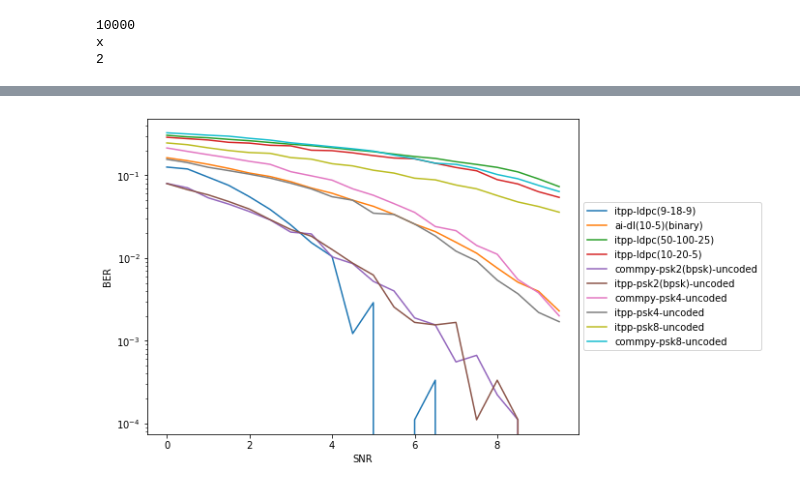
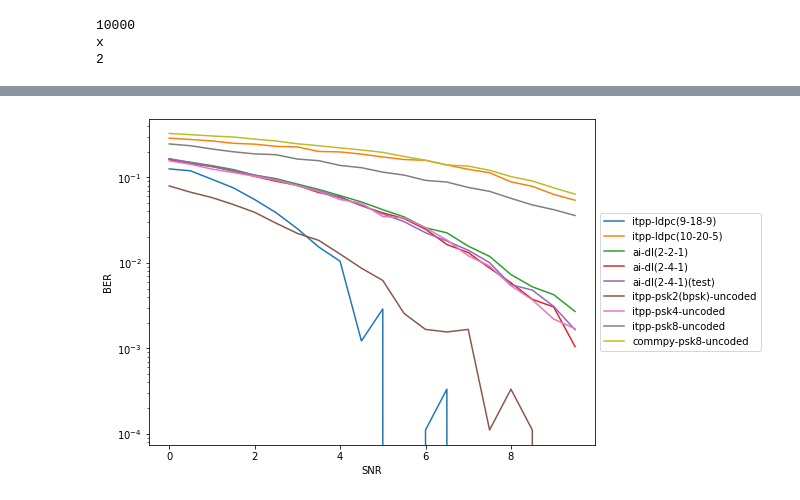
Before and after one commit to iamviji/project, a Jupyter notebook: Report/KerasBinary_In_En_Ch_QPSK.ipynb, the cells around one changed output, grey strips where cells are left out. Drawn from its saved outputs; the diff is of its cells as text; code cells hidden in the pictures.

```diff
--- a/Report/KerasBinary_In_En_Ch_QPSK.ipynb
+++ b/Report/KerasBinary_In_En_Ch_QPSK.ipynb
@@ -417,9 +423,12 @@ print (numpy.max(x) - numpy.min(x))
 # %%
+
 from keras import backend as K
 
+input_message_length = 2
+encoder_output_length = 4
+channel_size = 1
+
 snr_std = -100
-input_message_length = 10
-channel_size = 5
 
 def my_loss(y_true, y_pred):
   #tf.reduce_mean (-1 * (y_true*tf.log(y_pred) + (1 - y_true)*tf.log(1 - y_pred) ))
@@ -439,24 +448,32 @@ def _loss_tensor(y_true, y_pred):
 
 input_message_x = Input(shape=(input_message_length,))
 # "encoded" is the encoded representation of the input
-enc_layer1 = Dense(2*channel_size, activation='tanh')(input_message_x)
-enc_layer2 =  enc_layer1 / tf.sqrt(tf.reduce_mean(tf.square(enc_layer1)))
+enc_layer1 = Dense(encoder_output_length, activation='tanh')(input_message_x)
+enc_layer11 = Dense(2*channel_size, activation='tanh')(enc_layer1)
+enc_layer2 =  enc_layer11 / tf.sqrt(tf.reduce_mean(tf.square(enc_layer11)))
 encoder = Model(input_message_x, enc_layer2)
 
 awgn_channel = GaussianNoise(Snr2Sigma(snr_std),input_shape=(2*channel_size,))
 
 # create a placeholder for an encoded (32-dimensional) input
 encoded_input = Input(shape=(2*channel_size,))
-dec_layer1 = Dense(input_message_length, activation='sigmoid')(encoded_input)
+dec_layer1 = Dense(encoder_output_length, activation='tanh')(encoded_input)
+dec_layer2 = Dense(input_message_length, activation='sigmoid')(dec_layer1)
 # this model maps an encoded input to its decoder representation
-decoder = Model(encoded_input, dec_layer1)
+decoder = Model(encoded_input, dec_layer2)
 
 # this model maps an input to its reconstruction
 autoencoder = Model(input_message_x, decoder(awgn_channel(encoder(input_message_x))))
 
 #decoder_output = (tf.nn.sigmoid(decoder_input_x))
 
+print("encoder.summary")
 print(encoder.summary())
+print ("")
+print("decoder.summary")
 print(decoder.summary())
+print ("")
+print("autoencoder.summary")
 print(autoencoder.summary())
+print ("")
 # %% [output]
@@ -553,4 +554,4 @@ Epoch 20/20
 # %%
 snrs_list = numpy.arange (SNR_BEGIN, SNR_END, SNR_STEP_SIZE)
-ber_per_iter_dl_tensor1, bler_per_iter_dl_tensor1, channel_out1 = get_ber_bler_of_model(snrs_list, encoder, decoder, training_input_message, NUM_OF_INPUT_MESSAGE,input_message_length, channel_size)
+ber_per_iter_dl_tensor2, bler_per_iter_dl_tensor2, channel_out2 = get_ber_bler_of_model(snrs_list, encoder, decoder, training_input_message, training_input_message.shape[0],input_message_length, channel_size)
 # %% [output]
@@ -576,0 +578,3 @@ SNR: 9.500:-> BLER: 0.023 BER: 0.002
+# %%
+test_input_message = numpy.random.randint(2, size=(NUM_OF_INPUT_MESSAGE,input_message_length))
+ber_per_iter_dl_tensor3, bler_per_iter_dl_tensor3, channel_out3 = get_ber_bler_of_model(snrs_list, encoder, decoder, test_input_message, test_input_message.shape[0],input_message_length, channel_size)
@@ -577,27 +602,29 @@ SNR: 9.500:-> BLER: 0.023 BER: 0.002
 # %%
+
 import matplotlib.pyplot as plt
 %matplotlib inline
 snrs = numpy.arange (SNR_BEGIN, SNR_END, SNR_STEP_SIZE)
 fig, (ax1) = plt.subplots(1,1,figsize=(8,6))
 ax1.semilogy(snrs,ber_per_iter_ldpc_itpp_psk_4,'', label="itpp-ldpc(9-18-9)") # plot BER vs SNR
-ax1.semilogy(snrs,ber_per_iter_dl_tensor1,'', label="ai-dl(10-5)(binary)") # plot BER vs SNR
-ax1.semilogy(snrs,ber_per_iter_ldpc_50_100_itpp_psk_16,'', label="itpp-ldpc(50-100-25)") # plot BER vs SNR
 ax1.semilogy(snrs,ber_per_iter_ldpc_10_20_itpp_psk_16,'', label="itpp-ldpc(10-20-5)") # plot BER vs SNR
-ax1.semilogy(snrs,ber_per_iter_uncoded_commpy_psk_2,'', label="commpy-psk2(bpsk)-uncoded") # plot BER vs SNR
+ax1.semilogy(snrs,ber_per_iter_dl_tensor1,'', label="ai-dl(2-2-1)") # plot BER vs SNR
+ax1.semilogy(snrs,ber_per_iter_dl_tensor2,'', label="ai-dl(2-4-1)") # plot BER vs SNR
+ax1.semilogy(snrs,ber_per_iter_dl_tensor3,'', label="ai-dl(2-4-1)(test)") # plot BER vs SNR
+#ax1.semilogy(snrs,ber_per_iter_uncoded_commpy_psk_2,'', label="commpy-psk2(bpsk)-uncoded") # plot BER vs SNR
 ax1.semilogy(snrs,ber_per_iter_uncoded_itpp_psk_2,'', label="itpp-psk2(bpsk)-uncoded") # plot BER vs SNR
-ax1.semilogy(snrs,ber_per_iter_uncoded_commpy_psk_4,'', label="commpy-psk4-uncoded") # plot BER vs SNR
+#ax1.semilogy(snrs,ber_per_iter_uncoded_commpy_psk_4,'', label="commpy-psk4-uncoded") # plot BER vs SNR
 ax1.semilogy(snrs,ber_per_iter_uncoded_itpp_psk_4,'', label="itpp-psk4-uncoded") # plot BER vs SNR
 #ax1.semilogy(snrs,ber_per_iter_ham_itpp_psk_4,'', label="itpp-ham(7,4)(input=8,channel=7)") # plot BER vs SNR
 ax1.semilogy(snrs,ber_per_iter_uncoded_itpp_psk_8,'', label="itpp-psk8-uncoded") # plot BER vs SNR
 ax1.semilogy(snrs,ber_per_iter_uncoded_commpy_psk_8,'', label="commpy-psk8-uncoded") # plot BER vs SNR
 #ax1.semilogy(snrs,PSK_2_BER_theory[0:20],'', label="psk2-theory") # plot BER vs SNR
 #ax1.semilogy(snrs,PSK_4_BER_theory[0:20],'', label="psk4-theory") # plot BER vs SNR
 #ax1.semilogy(snrs,PSK_8_BER_theory[0:20],'', label="psk8-theory") # plot BER vs SNR
 ax1.set_ylabel('BER')
 ax1.set_xlabel('SNR')
 #ax1.set_title('Arch-2 ({},{},{})'.format(input_message_length,2*input_message_length, channel_size))
 plt.savefig('ldpc_ber_{}_{}.png'.format(2*channel_size,input_message_length))
 plt.legend(loc='center left', bbox_to_anchor=(1, 0.5))
 plt.show()
 # %% [output]
-[figure, old version]
+[figure, new version]
```
Also changed, not shown: parts of 49 cells of this notebook.
